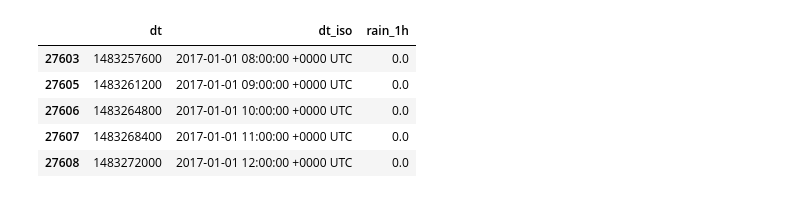
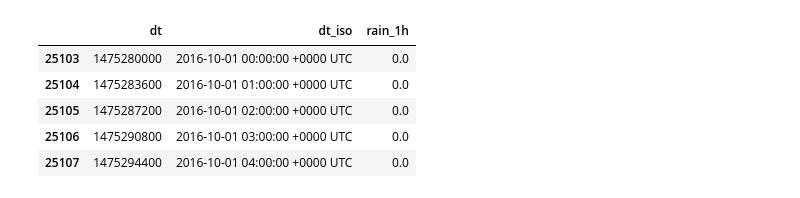
Before and after one commit to lidiomarx/SD-Potholes, a Jupyter notebook: RainData.ipynb, the cells around one changed output. Saved outputs shown, nothing was run; the diff lists cells and outputs as text; code cells hidden in the pictures.

```diff
--- a/RainData.ipynb
+++ b/RainData.ipynb
@@ -1,26 +1,26 @@
 # %%
 import pandas as pd
 
 df = pd.read_csv('./data/SanDiegoWeather.csv')
 
 # remove duplicate timepoints
 df.drop_duplicates('dt', inplace=True)
 
-# data from 2017 and beyond; selected columns only
-df = df.loc[ df['dt'] >= 1483257600, ['dt','dt_iso','rain_1h', 'rain_3h'] ]
+# data from 2016-10 and beyond; selected columns only
+df = df.loc[ df['dt'] >= 1475280000, ['dt','dt_iso','rain_1h', 'rain_3h'] ]
 df.fillna(0,inplace=True)
 
 # it appears that rain_3h values should actually be placed in column rain_1h
 # get max between 'rain_1h', 'rain_3h'
 df['rain_1h'] = df[['rain_1h','rain_3h']].max(axis=1)
 
 del df['rain_3h']
 
 df.head()
 # %% [output]
 |  | dt | dt_iso | rain_1h |
-| 27603 | 1483257600 | 2017-01-01 08:00:00 +0000 UTC | 0.0 |
-| 27605 | 1483261200 | 2017-01-01 09:00:00 +0000 UTC | 0.0 |
-| 27606 | 1483264800 | 2017-01-01 10:00:00 +0000 UTC | 0.0 |
-| 27607 | 1483268400 | 2017-01-01 11:00:00 +0000 UTC | 0.0 |
-| 27608 | 1483272000 | 2017-01-01 12:00:00 +0000 UTC | 0.0 |
+| 25103 | 1475280000 | 2016-10-01 00:00:00 +0000 UTC | 0.0 |
+| 25104 | 1475283600 | 2016-10-01 01:00:00 +0000 UTC | 0.0 |
+| 25105 | 1475287200 | 2016-10-01 02:00:00 +0000 UTC | 0.0 |
+| 25106 | 1475290800 | 2016-10-01 03:00:00 +0000 UTC | 0.0 |
+| 25107 | 1475294400 | 2016-10-01 04:00:00 +0000 UTC | 0.0 |
```
Also changed, not shown: parts of 5 cells of this notebook.
